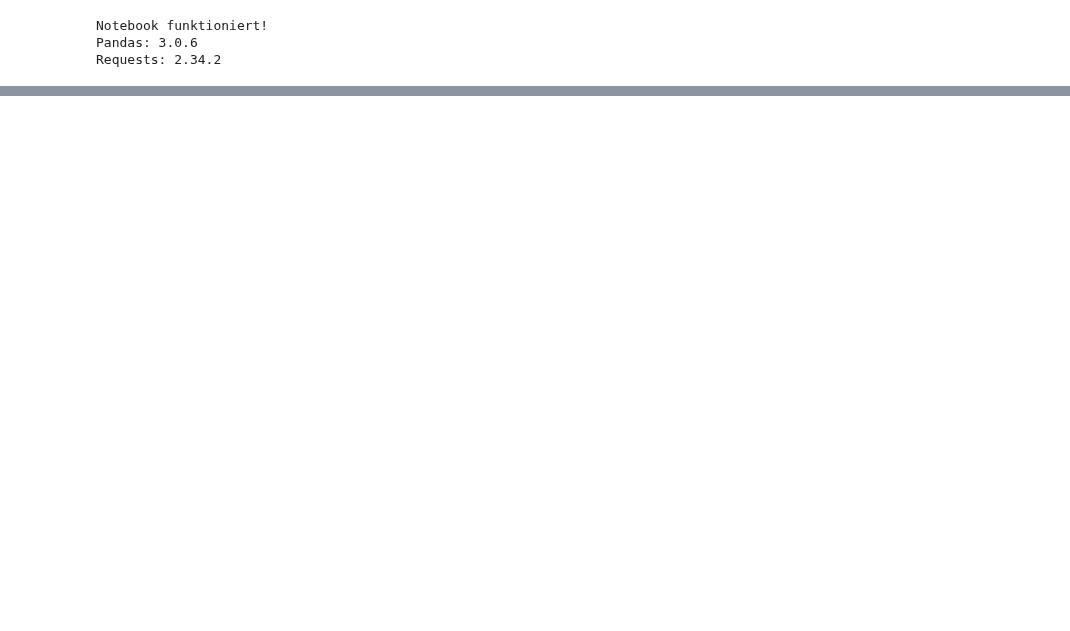
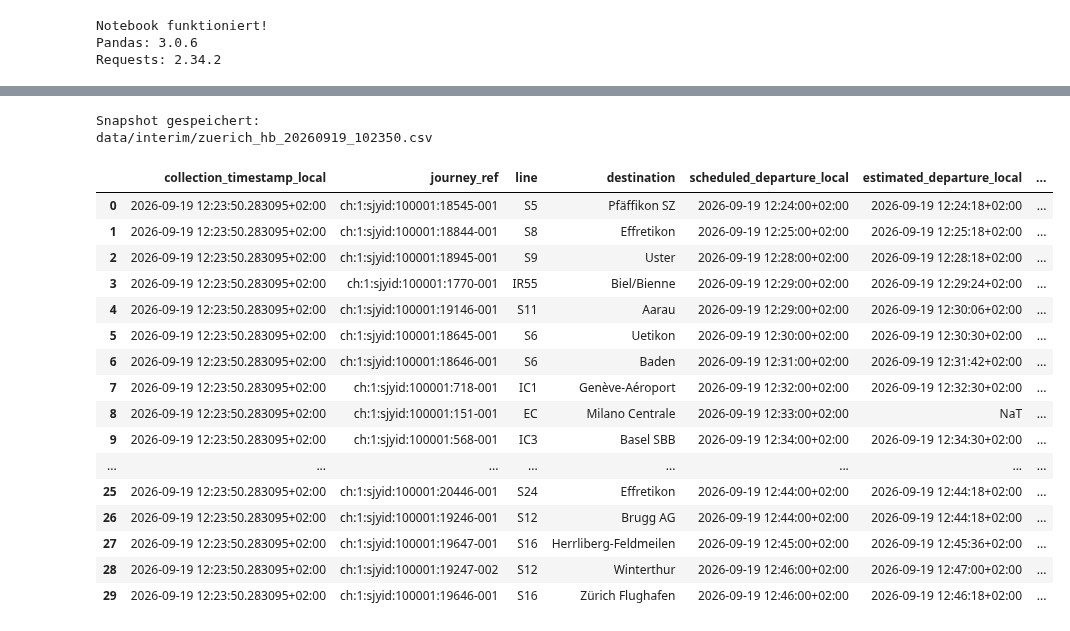
Before and after one commit to fleisnil/data-analytics-project, a Jupyter notebook: 01_pilot_ojp.ipynb, the cells around one changed output, grey strips where cells are left out. Saved outputs shown, nothing was run; the diff lists cells and outputs as text; code cells hidden in the pictures; blank space fills up the shorter version.

```diff
--- a/01_pilot_ojp.ipynb
+++ b/01_pilot_ojp.ipynb
@@ -395,0 +408,66 @@ Anzahl Verbindungen: 10
+# %%
+from pathlib import Path
+import pandas as pd
+
+# Zeitpunkt dieses API-Abrufs speichern
+collection_time = pd.Timestamp.now(tz="UTC")
+
+df["collection_timestamp"] = collection_time
+
+df["collection_timestamp_local"] = (
+    df["collection_timestamp"]
+    .dt.tz_convert("Europe/Zurich")
+)
+
+# Ordner erstellen, falls er noch nicht existiert
+snapshot_dir = Path("data/interim")
+snapshot_dir.mkdir(parents=True, exist_ok=True)
+
+# Eindeutiger Dateiname
+snapshot_filename = (
+    snapshot_dir
+    / f"zuerich_hb_{collection_time.strftime('%Y%m%d_%H%M%S')}.csv"
+)
+
+# Snapshot speichern
+df.to_csv(
+    snapshot_filename,
+    index=False
+)
+
+print("Snapshot gespeichert:")
+print(snapshot_filename)
+
+display(
+    df[
+        [
+            "collection_timestamp_local",
+            "journey_ref",
+            "line",
+            "destination",
+            "scheduled_departure_local",
+            "estimated_departure_local",
+            "predicted_delay_minutes"
+        ]
+    ]
+)
+# %% [output]
+Snapshot gespeichert:
+data/interim/zuerich_hb_20260919_102350.csv
+|  | collection_timestamp_local | journey_ref | line | destination | scheduled_departure_local | estimated_departure_local | ... |
+| 0 | 2026-09-19 12:23:50.283095+02:00 | ch:1:sjyid:100001:18545-001 | S5 | Pfäffikon SZ | 2026-09-19 12:24:00+02:00 | 2026-09-19 12:24:18+02:00 | ... |
+| 1 | 2026-09-19 12:23:50.283095+02:00 | ch:1:sjyid:100001:18844-001 | S8 | Effretikon | 2026-09-19 12:25:00+02:00 | 2026-09-19 12:25:18+02:00 | ... |
+| 2 | 2026-09-19 12:23:50.283095+02:00 | ch:1:sjyid:100001:18945-001 | S9 | Uster | 2026-09-19 12:28:00+02:00 | 2026-09-19 12:28:18+02:00 | ... |
+| 3 | 2026-09-19 12:23:50.283095+02:00 | ch:1:sjyid:100001:1770-001 | IR55 | Biel/Bienne | 2026-09-19 12:29:00+02:00 | 2026-09-19 12:29:24+02:00 | ... |
+| 4 | 2026-09-19 12:23:50.283095+02:00 | ch:1:sjyid:100001:19146-001 | S11 | Aarau | 2026-09-19 12:29:00+02:00 | 2026-09-19 12:30:06+02:00 | ... |
+| 5 | 2026-09-19 12:23:50.283095+02:00 | ch:1:sjyid:100001:18645-001 | S6 | Uetikon | 2026-09-19 12:30:00+02:00 | 2026-09-19 12:30:30+02:00 | ... |
+| 6 | 2026-09-19 12:23:50.283095+02:00 | ch:1:sjyid:100001:18646-001 | S6 | Baden | 2026-09-19 12:31:00+02:00 | 2026-09-19 12:31:42+02:00 | ... |
+| 7 | 2026-09-19 12:23:50.283095+02:00 | ch:1:sjyid:100001:718-001 | IC1 | Genève-Aéroport | 2026-09-19 12:32:00+02:00 | 2026-09-19 12:32:30+02:00 | ... |
+| 8 | 2026-09-19 12:23:50.283095+02:00 | ch:1:sjyid:100001:151-001 | EC | Milano Centrale | 2026-09-19 12:33:00+02:00 | NaT | ... |
+| 9 | 2026-09-19 12:23:50.283095+02:00 | ch:1:sjyid:100001:568-001 | IC3 | Basel SBB | 2026-09-19 12:34:00+02:00 | 2026-09-19 12:34:30+02:00 | ... |
+| ... | ... | ... | ... | ... | ... | ... | ... |
+| 25 | 2026-09-19 12:23:50.283095+02:00 | ch:1:sjyid:100001:20446-001 | S24 | Effretikon | 2026-09-19 12:44:00+02:00 | 2026-09-19 12:44:18+02:00 | ... |
+| 26 | 2026-09-19 12:23:50.283095+02:00 | ch:1:sjyid:100001:19246-001 | S12 | Brugg AG | 2026-09-19 12:44:00+02:00 | 2026-09-19 12:44:18+02:00 | ... |
+| 27 | 2026-09-19 12:23:50.283095+02:00 | ch:1:sjyid:100001:19647-001 | S16 | Herrliberg-Feldmeilen | 2026-09-19 12:45:00+02:00 | 2026-09-19 12:45:36+02:00 | ... |
+| 28 | 2026-09-19 12:23:50.283095+02:00 | ch:1:sjyid:100001:19247-002 | S12 | Winterthur | 2026-09-19 12:46:00+02:00 | 2026-09-19 12:47:00+02:00 | ... |
+| 29 | 2026-09-19 12:23:50.283095+02:00 | ch:1:sjyid:100001:19646-001 | S16 | Zürich Flughafen | 2026-09-19 12:46:00+02:00 | 2026-09-19 12:46:18+02:00 | ... |
```
Also changed, not shown: parts of 6 cells of this notebook, 3 other files.
